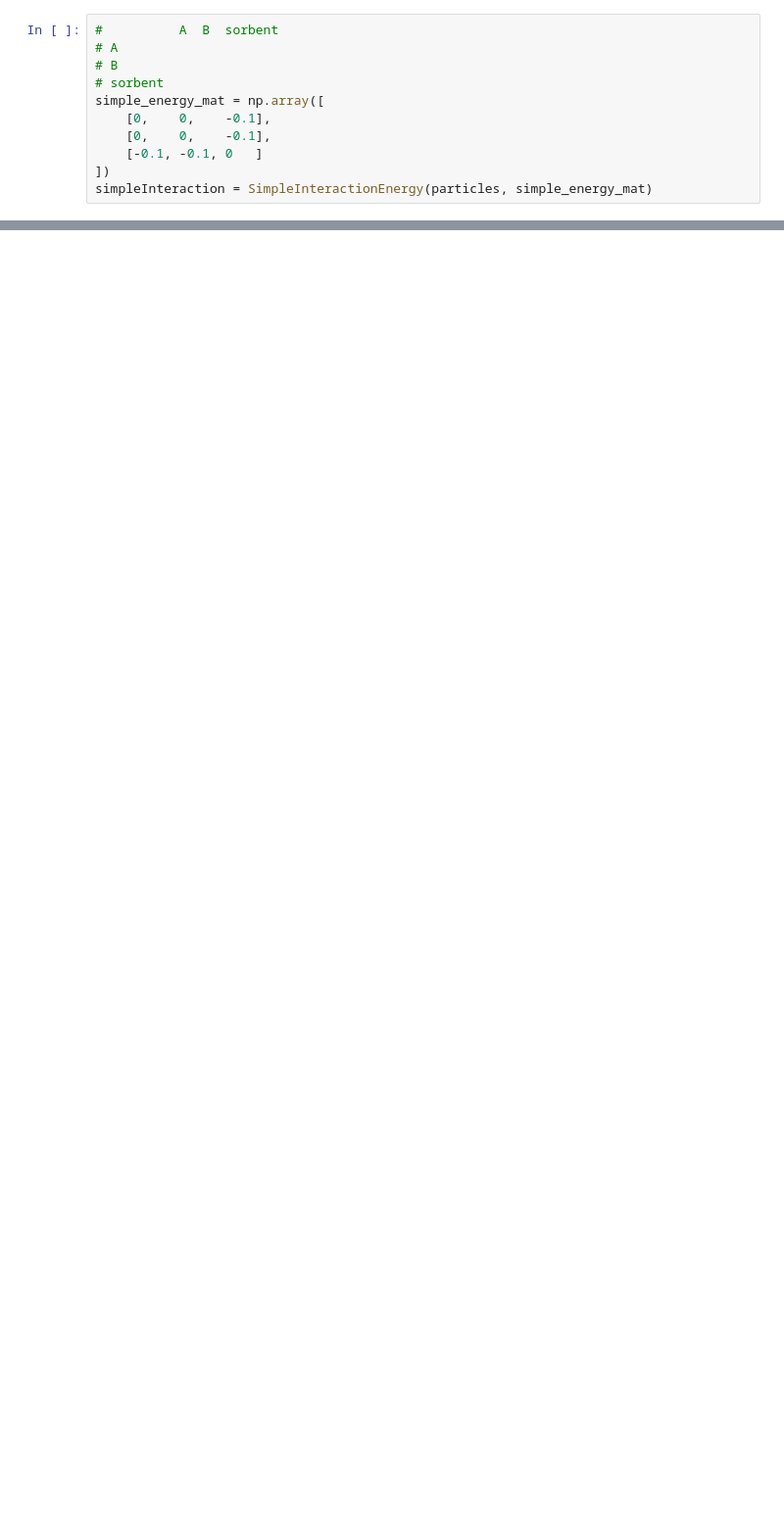
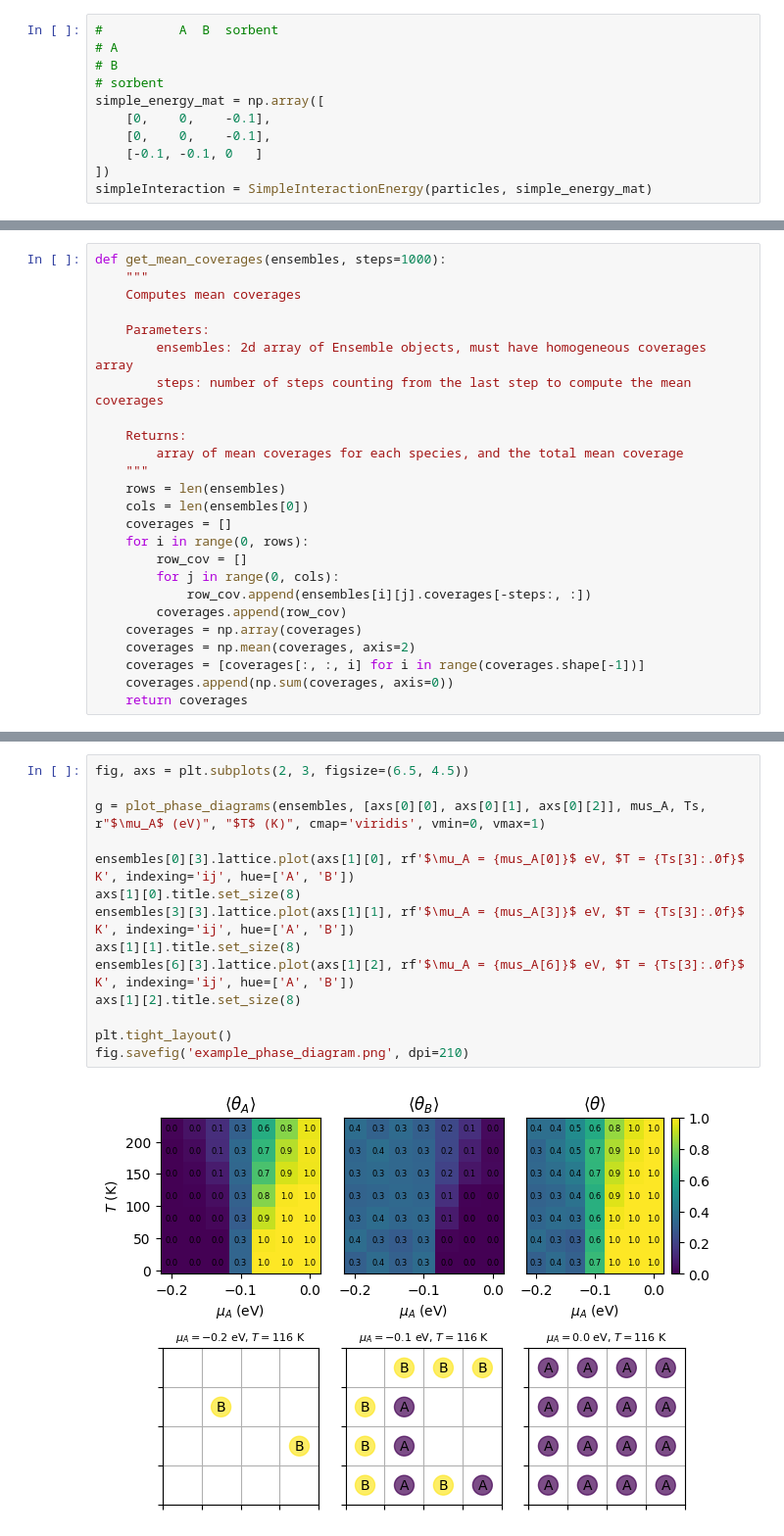
Before and after one commit to P-mandevillei/chem-4050-5050, a Jupyter notebook: project_1/project_1.ipynb, the cells around one changed output, grey strips where cells are left out. Shown at 98% size. Cells and saved outputs as stored; diff of their text form; blank space fills up the shorter version.

```diff
--- a/project_1/project_1.ipynb
+++ b/project_1/project_1.ipynb
@@ -461,0 +603,25 @@ Step 199, coverages: [0.27777778 0.13888889]
+# %%
+def get_mean_coverages(ensembles, steps=1000):
+    """
+    Computes mean coverages
+
+    Parameters:
+        ensembles: 2d array of Ensemble objects, must have homogeneous coverages array
+        steps: number of steps counting from the last step to compute the mean coverages
+
+    Returns:
+        array of mean coverages for each species, and the total mean coverage
+    """
+    rows = len(ensembles)
+    cols = len(ensembles[0])
+    coverages = []
+    for i in range(0, rows):
+        row_cov = []
+        for j in range(0, cols):
+            row_cov.append(ensembles[i][j].coverages[-steps:, :])
+        coverages.append(row_cov)
+    coverages = np.array(coverages)
+    coverages = np.mean(coverages, axis=2)
+    coverages = [coverages[:, :, i] for i in range(coverages.shape[-1])]
+    coverages.append(np.sum(coverages, axis=0))
+    return coverages
@@ -461,0 +702,16 @@ Step 199, coverages: [0.27777778 0.13888889]
+# %%
+fig, axs = plt.subplots(2, 3, figsize=(6.5, 4.5))
+
+g = plot_phase_diagrams(ensembles, [axs[0][0], axs[0][1], axs[0][2]], mus_A, Ts, r"$\mu_A$ (eV)", "$T$ (K)", cmap='viridis', vmin=0, vmax=1)
+
+ensembles[0][3].lattice.plot(axs[1][0], rf'$\mu_A = {mus_A[0]}$ eV, $T = {Ts[3]:.0f}$ K', indexing='ij', hue=['A', 'B'])
+axs[1][0].title.set_size(8)
+ensembles[3][3].lattice.plot(axs[1][1], rf'$\mu_A = {mus_A[3]}$ eV, $T = {Ts[3]:.0f}$ K', indexing='ij', hue=['A', 'B'])
+axs[1][1].title.set_size(8)
+ensembles[6][3].lattice.plot(axs[1][2], rf'$\mu_A = {mus_A[6]}$ eV, $T = {Ts[3]:.0f}$ K', indexing='ij', hue=['A', 'B'])
+axs[1][2].title.set_size(8)
+
+plt.tight_layout()
+fig.savefig('example_phase_diagram.png', dpi=210)
+# %% [output]
+[figure, added]
```
Also changed, not shown: parts of 23 cells of this notebook, 8 other files.
